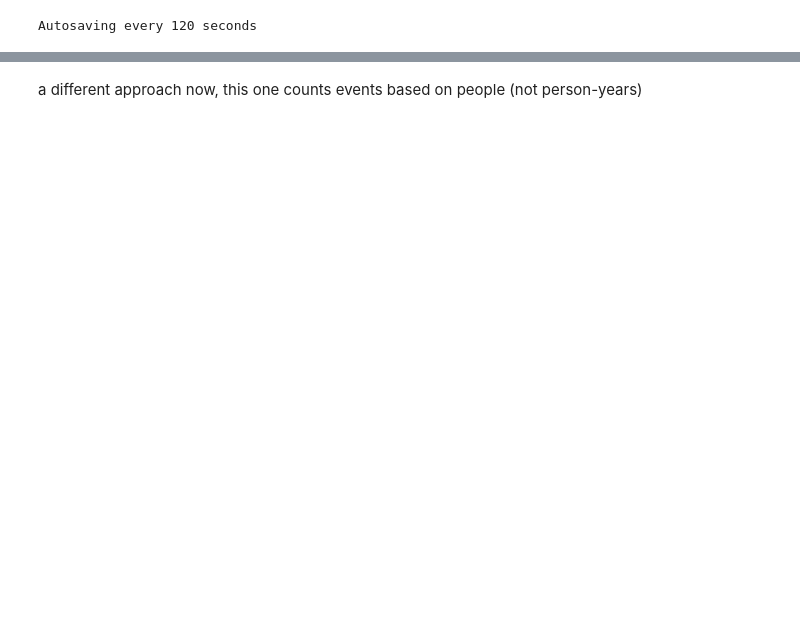
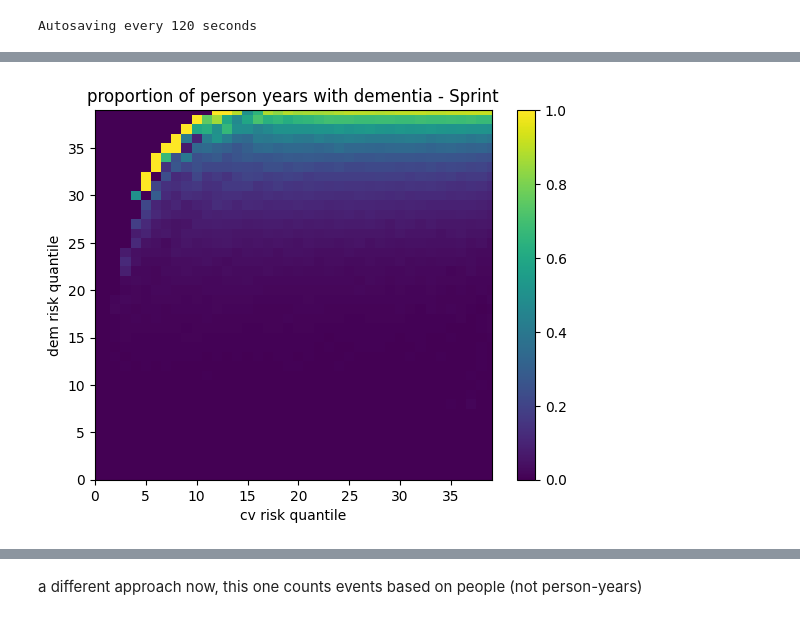
Before and after one commit to deligkaris/microsimNotebooks, a Jupyter notebook: findZeroAbsEffectSizes.ipynb, the cells around one changed output, grey strips where cells are left out. Saved outputs shown, nothing was run; the diff lists cells and outputs as text; code cells hidden in the pictures; blank space fills up the shorter version.

```diff
--- a/findZeroAbsEffectSizes.ipynb
+++ b/findZeroAbsEffectSizes.ipynb
@@ -301,14 +373,16 @@ for i,j,k in zip(countByDementiaDFSprint["demRisk"].values,
 # %%
-#fig, ax = plt.subplots()
+fig, ax = plt.subplots()
 
-#c = ax.pcolormesh(X, Y, countByDementiaArraySprint, shading='nearest')
-#ax.set_title('proportion of person years with dementia - Sprint')
-#plt.xlabel("cv risk quantile")
-#plt.ylabel("dem risk quantile")
+c = ax.pcolormesh(X, Y, countByDementiaArraySprint, shading='nearest')
+ax.set_title('proportion of person years with dementia - Sprint')
+plt.xlabel("cv risk quantile")
+plt.ylabel("dem risk quantile")
 # set the limits of the plot to the limits of the data
-#ax.axis([0,nQuantiles-1, 0,nQuantiles-1])
-#fig.colorbar(c, ax=ax)
+ax.axis([0,nQuantiles-1, 0,nQuantiles-1])
+fig.colorbar(c, ax=ax)
 
-#plt.show()
+plt.show()
+# %% [output]
+[figure, added]
 # %%
 #this is done to ensure the quantile categories are ordered properly
```
Also changed, not shown: parts of 57 cells of this notebook.
